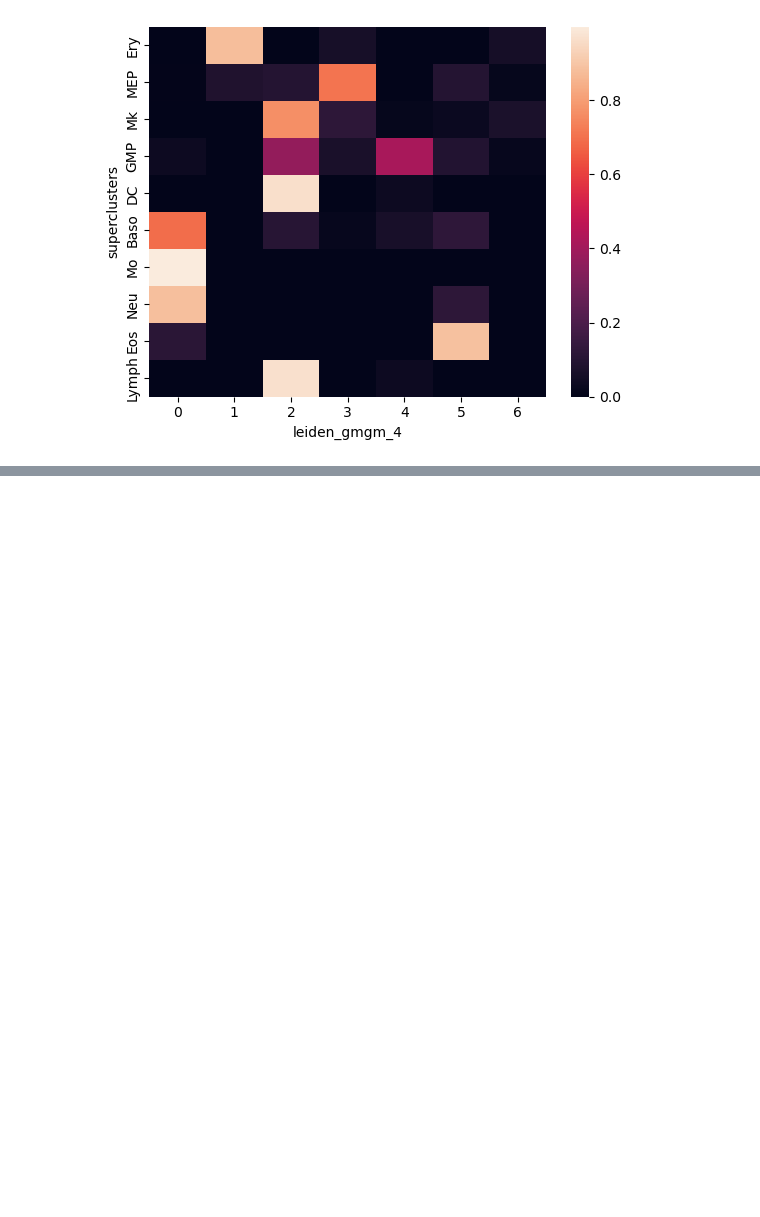
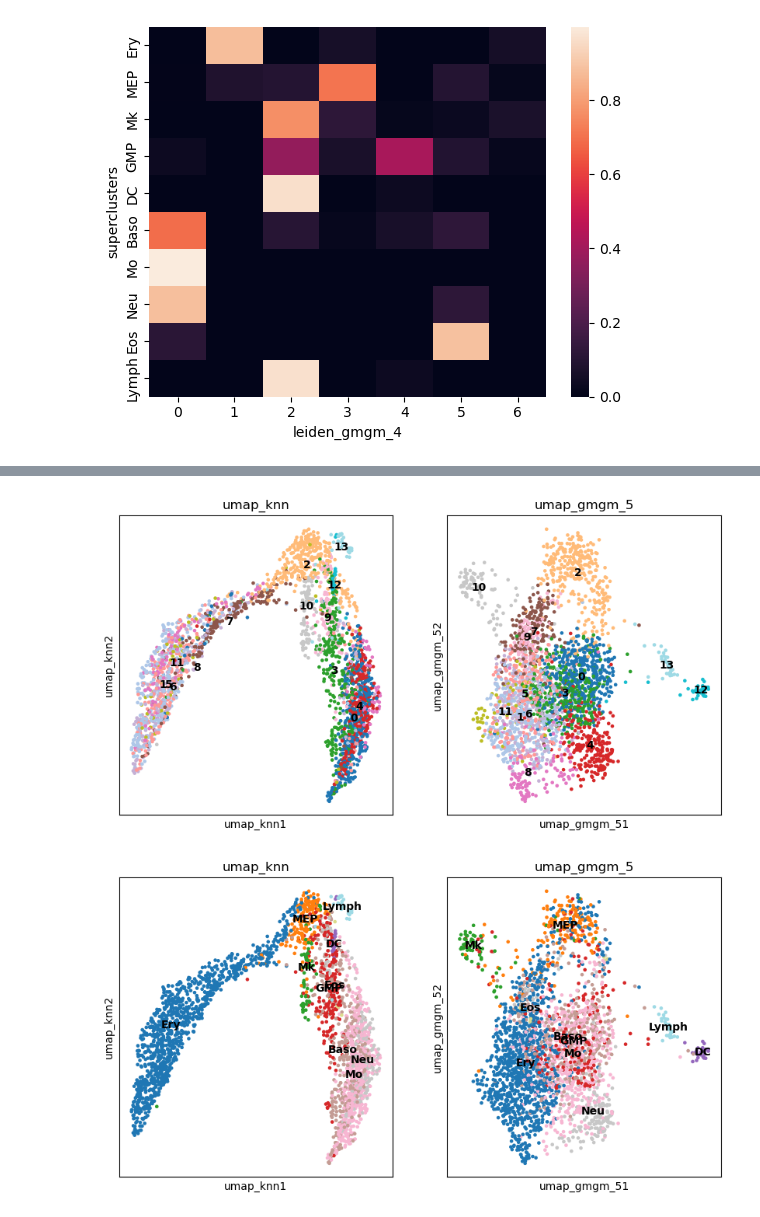
Before and after one commit to BaileyAndrew/GmGM-python, a Jupyter notebook: examples/single_cell_transcriptomics.ipynb, the cells around one changed output, grey strips where cells are left out. Saved outputs shown, nothing was run; the diff lists cells and outputs as text; code cells hidden in the pictures; blank space fills up the shorter version.

```diff
--- a/examples/single_cell_transcriptomics.ipynb
+++ b/examples/single_cell_transcriptomics.ipynb
@@ -454,0 +476,4 @@ pass
+# %%
+# Save the gmgm UMAP embedding
+sc.tl.umap(paul15, neighbors_key='cell_neighbors_gmgm_5', n_components=3, random_state=RANDOM_STATE)
+paul15.obsm['X_umap_gmgm_5'] = paul15.obsm['X_umap'].copy()
@@ -454,0 +484,18 @@ pass
+# %%
+many_embeddings(
+    paul15,
+    embeddings=['umap_knn', 'umap_gmgm_5'],
+    color='leiden_gmgm_5',
+    palette="tab20",
+    legend_loc='on data',
+)
+many_embeddings(
+    paul15,
+    embeddings=['umap_knn', 'umap_gmgm_5'],
+    color='superclusters',
+    palette="tab20",
+    legend_loc='on data',
+)
+# %% [output]
+[figure, added]
+[figure, added]
```
Also changed, not shown: parts of 26 cells of this notebook, 6 other files.
